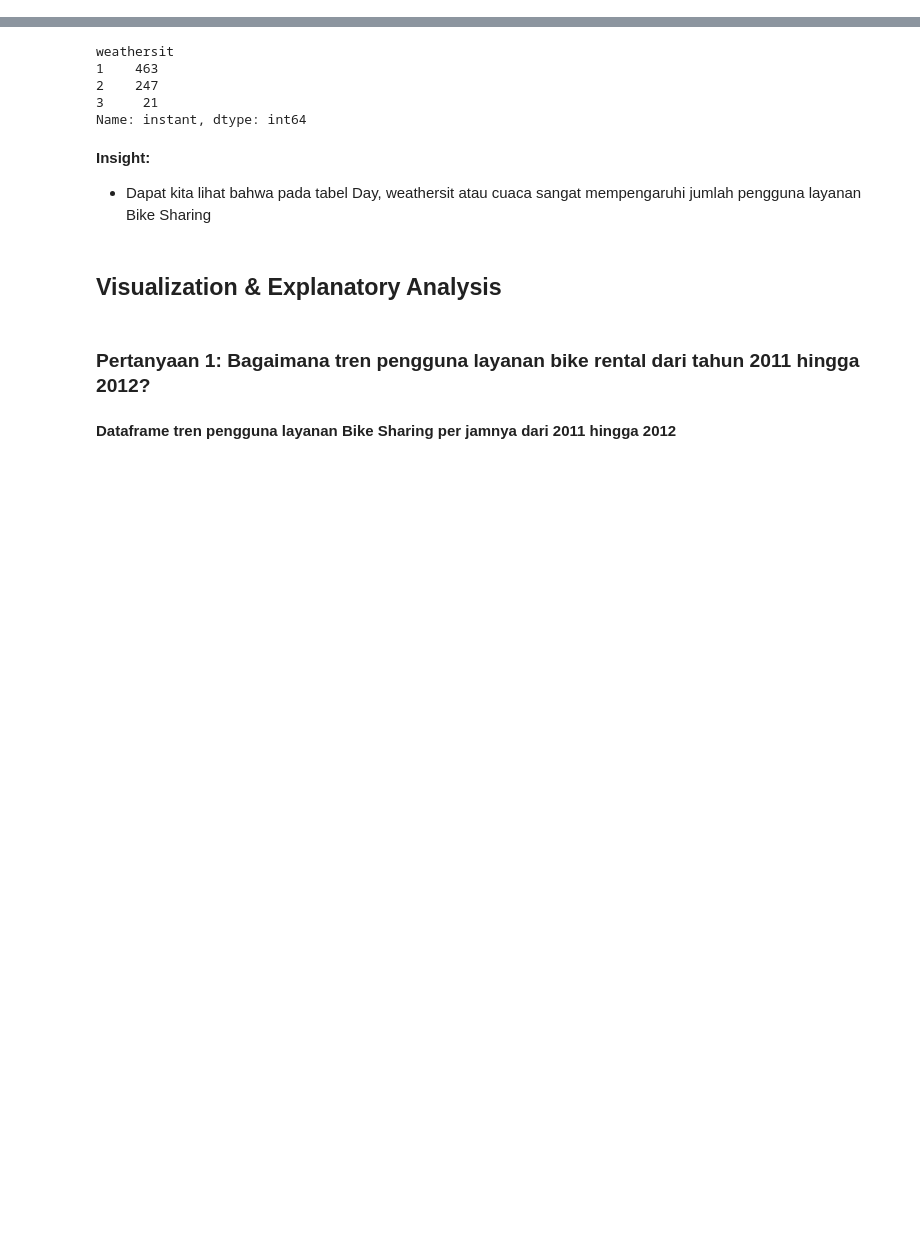
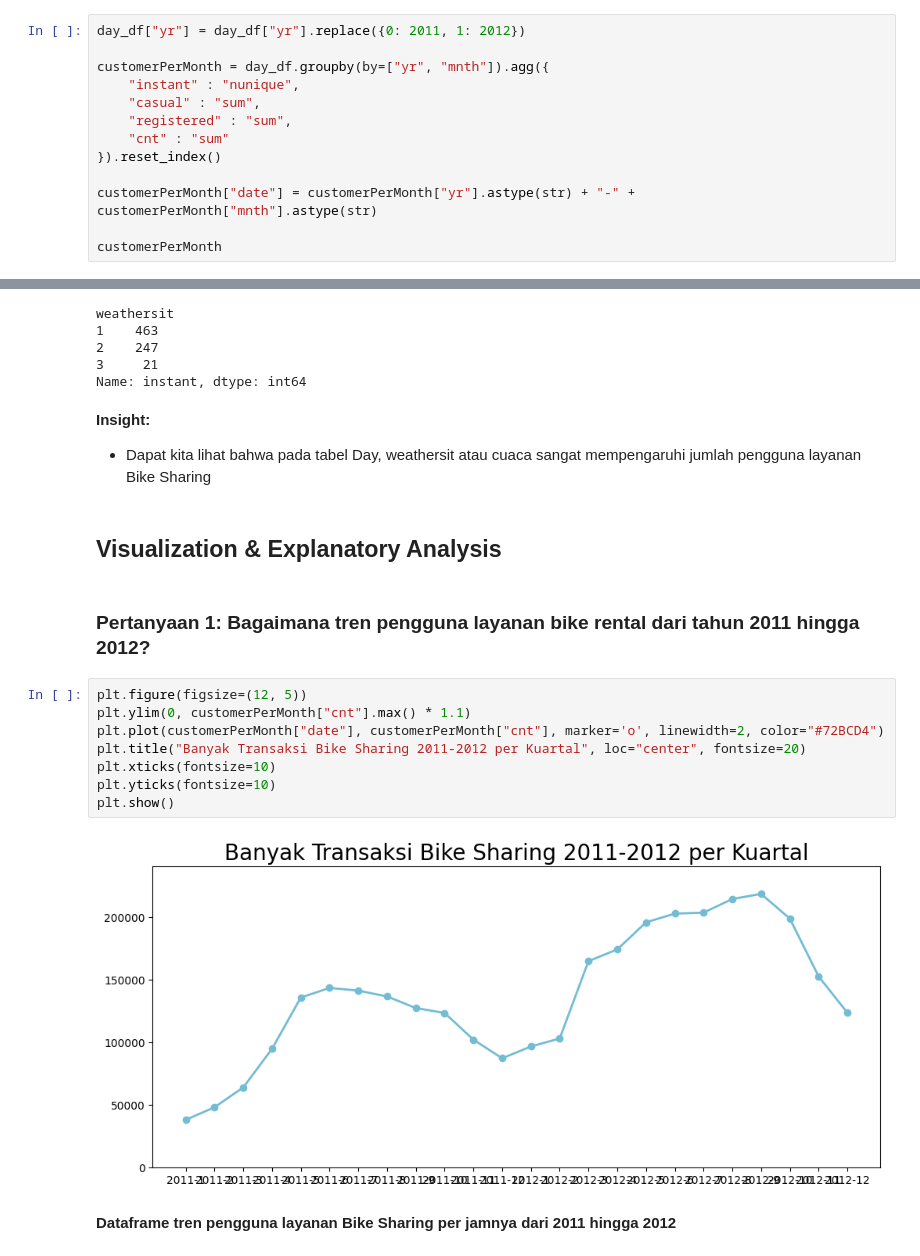
Before and after one commit to novaandini/bike-sharing, a Jupyter notebook: notebook.ipynb, the cells around one changed output, grey strips where cells are left out. Drawn from its saved outputs; the diff is of its cells as text; blank space fills up the shorter version.

```diff
--- a/notebook.ipynb
+++ b/notebook.ipynb
@@ -279,0 +321,13 @@ Name: instant, dtype: int64
+# %%
+day_df["yr"] = day_df["yr"].replace({0: 2011, 1: 2012})
+
+customerPerMonth = day_df.groupby(by=["yr", "mnth"]).agg({
+    "instant" : "nunique",
+    "casual" : "sum",
+    "registered" : "sum",
+    "cnt" : "sum"
+}).reset_index()
+
+customerPerMonth["date"] = customerPerMonth["yr"].astype(str) + "-" + customerPerMonth["mnth"].astype(str)
+
+customerPerMonth
@@ -294,6 +366,16 @@ Name: instant, dtype: int64
 ## Visualization & Explanatory Analysis
 # %% [markdown]
 ### Pertanyaan 1: Bagaimana tren pengguna layanan bike rental dari tahun 2011 hingga 2012?
+# %%
+plt.figure(figsize=(12, 5))
+plt.ylim(0, customerPerMonth["cnt"].max() * 1.1)
+plt.plot(customerPerMonth["date"], customerPerMonth["cnt"], marker='o', linewidth=2, color="#72BCD4")
+plt.title("Banyak Transaksi Bike Sharing 2011-2012 per Kuartal", loc="center", fontsize=20)
+plt.xticks(fontsize=10)
+plt.yticks(fontsize=10)
+plt.show()
+# %% [output]
+[figure, added]
 # %% [markdown]
 **Dataframe tren pengguna layanan Bike Sharing per jamnya dari 2011 hingga 2012**
 # %%
```
Also changed, not shown: parts of 9 cells of this notebook, 4 other files.
